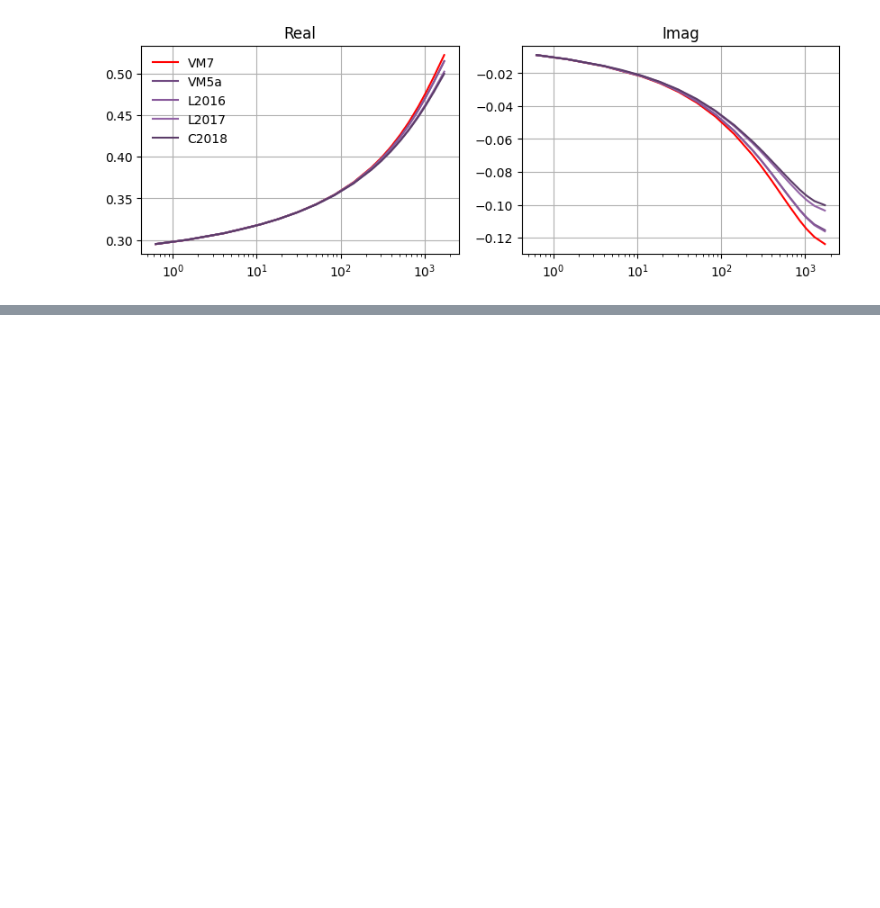
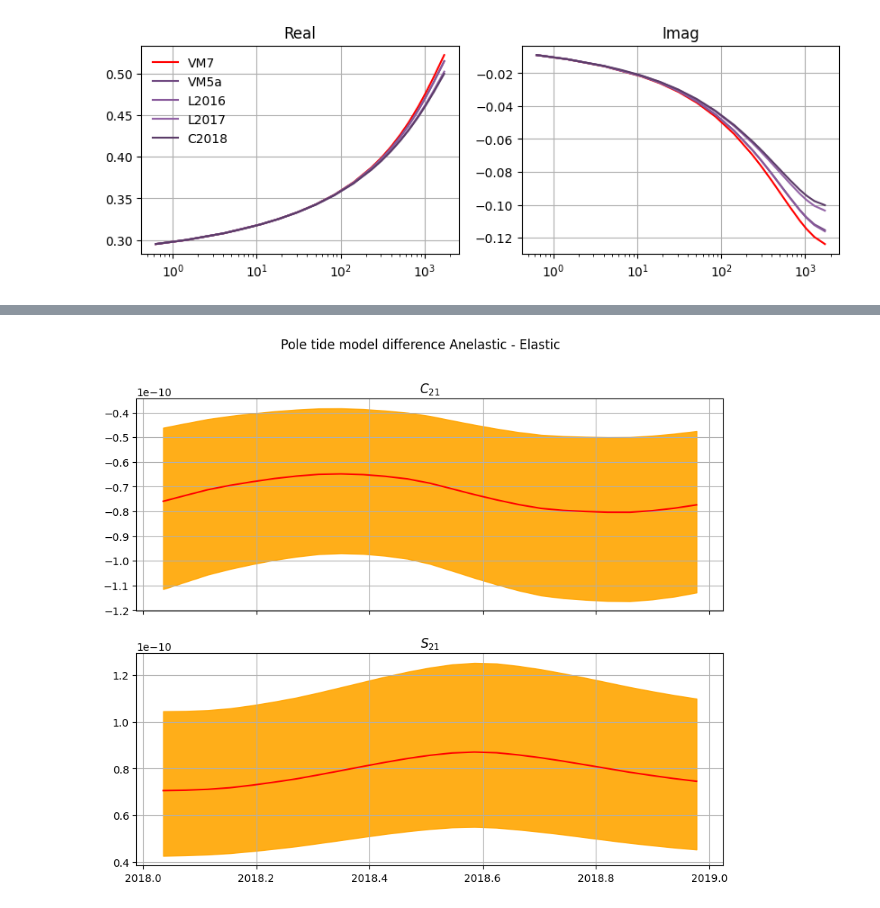
Before and after one commit to maxime-rousselet-cnes/transient_solid_earth, a Jupyter notebook: test.ipynb, the cells around one changed output, grey strips where cells are left out. Drawn from its saved outputs; the diff is of its cells as text; code cells hidden in the pictures; blank space fills up the shorter version.

```diff
--- a/test.ipynb
+++ b/test.ipynb
@@ -127,0 +165,14 @@ NameError: name 'e_c' is not defined
+# %%
+start_dates = 2018
+end_dates = 2019
+jjul_1970 = 24837
+indices = (dates >= start_dates) & (dates <= end_dates)
+dates_timespan = dates[indices]
+e_c_timespan = e_c[indices]
+e_s_timespan = e_s[indices]
+a_c_low_timespan = a_c_low[indices]
+a_s_low_timespan = a_s_low[indices]
+a_c_ref_timespan = a_c_ref[indices]
+a_s_ref_timespan = a_s_ref[indices]
+a_c_high_timespan = a_c_high[indices]
+a_s_high_timespan = a_s_high[indices]
@@ -127,0 +196,29 @@ NameError: name 'e_c' is not defined
+# %%
+from matplotlib.pyplot import subplots, show
+
+fig, (ax1, ax2) = subplots(2, 1, figsize=(10, 8), sharex=True, sharey=False)
+ax1.fill_between(
+    dates_timespan,
+    a_c_low_timespan - e_c_timespan,
+    a_c_high_timespan - e_c_timespan,
+    color="orange",
+    alpha=0.9,
+    label="high-end models",
+)
+ax1.plot(dates_timespan, a_c_ref_timespan - e_c_timespan, color="red", label="reference model")
+ax1.grid()
+ax1.set_title(r"$C_{21}$")
+ax2.fill_between(
+    dates_timespan,
+    a_s_low_timespan - e_s_timespan,
+    a_s_high_timespan - e_s_timespan,
+    color="orange",
+    alpha=0.9,
+)
+ax2.plot(dates_timespan, a_s_ref_timespan - e_s_timespan, color="red", label="reference model")
+ax2.grid()
+ax2.set_title(r"$S_{21}$")
+fig.suptitle("Pole tide model difference Anelastic - Elastic")
+show()
+# %% [output]
+[figure, added]
```
Also changed, not shown: parts of 6 cells of this notebook, 10 other files.
